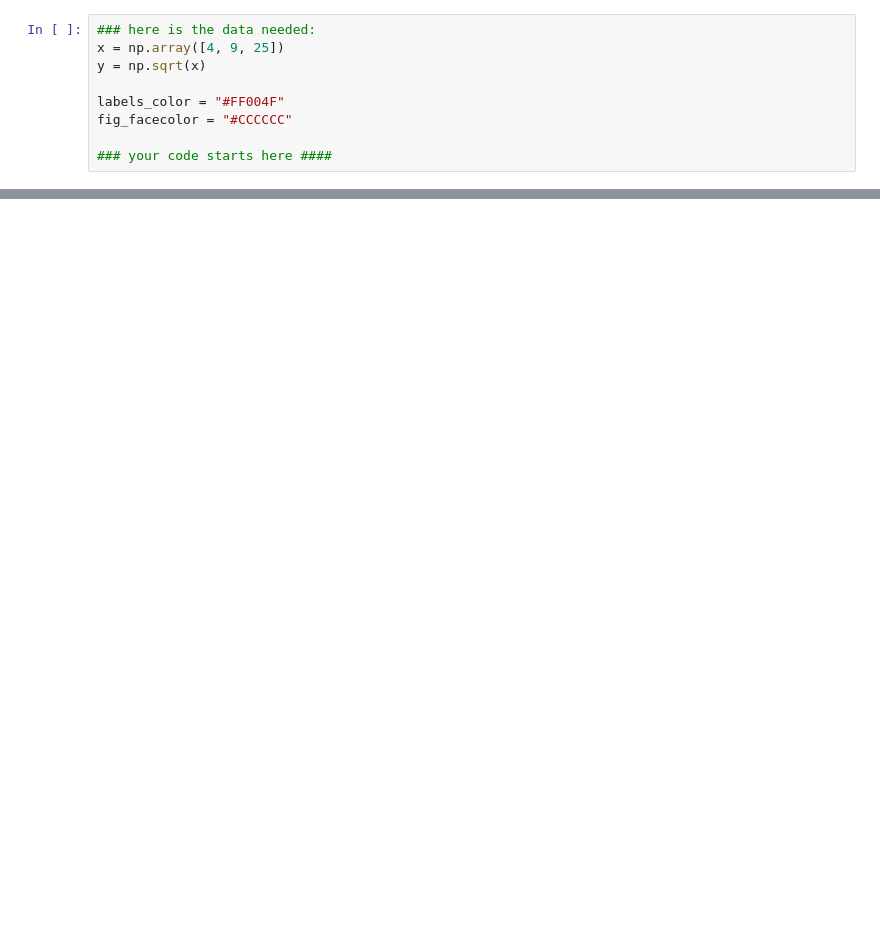
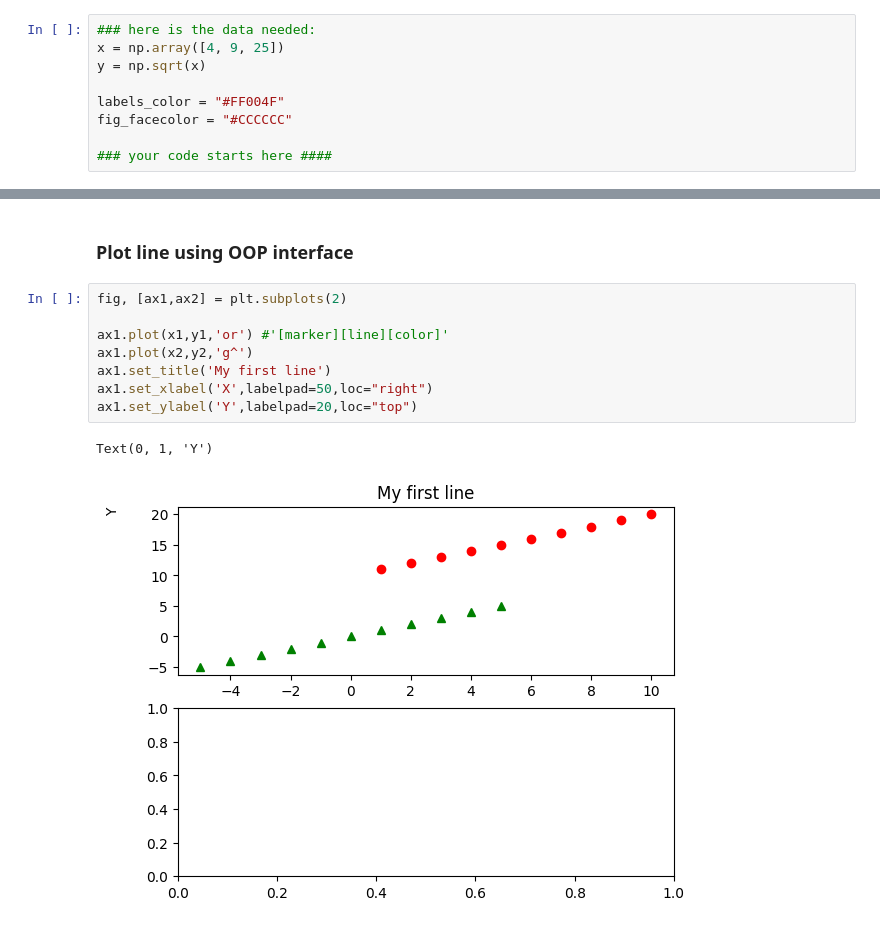
Before and after one commit to ProgressBG-Python-Course/JupyterNotebooksExamples, a Jupyter notebook: Notebooks/matplotlib_pandas_seaborn/matplotlib_intro.ipynb, the cells around one changed output, grey strips where cells are left out. Saved outputs shown, nothing was run; the diff lists cells and outputs as text; blank space fills up the shorter version.

```diff
--- a/Notebooks/matplotlib_pandas_seaborn/matplotlib_intro.ipynb
+++ b/Notebooks/matplotlib_pandas_seaborn/matplotlib_intro.ipynb
@@ -251,0 +279,13 @@ fig_facecolor = "#CCCCCC"
+# %% [markdown]
+### Plot line using OOP interface
+# %%
+fig, [ax1,ax2] = plt.subplots(2)
+
+ax1.plot(x1,y1,'or') #'[marker][line][color]'
+ax1.plot(x2,y2,'g^')
+ax1.set_title('My first line')
+ax1.set_xlabel('X',labelpad=50,loc="right")
+ax1.set_ylabel('Y',labelpad=20,loc="top")
+# %% [output]
+Text(0, 1, 'Y')
+[figure, added]
```
Also changed, not shown: parts of 11 cells of this notebook.
